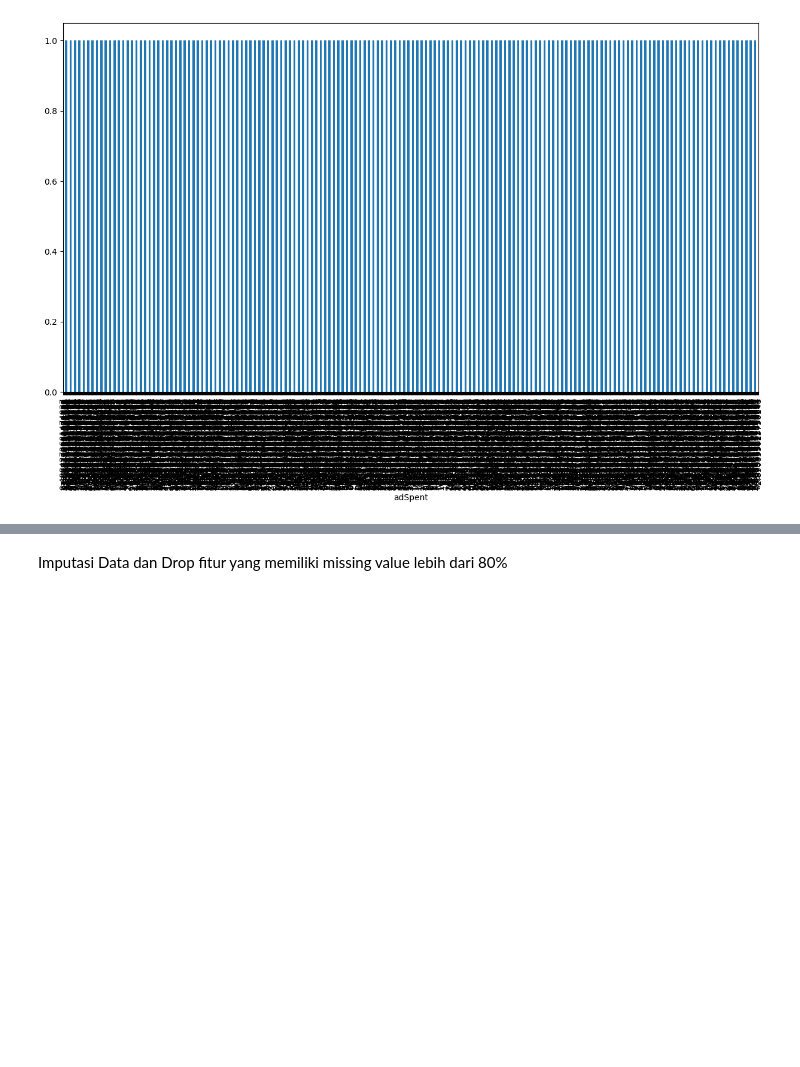
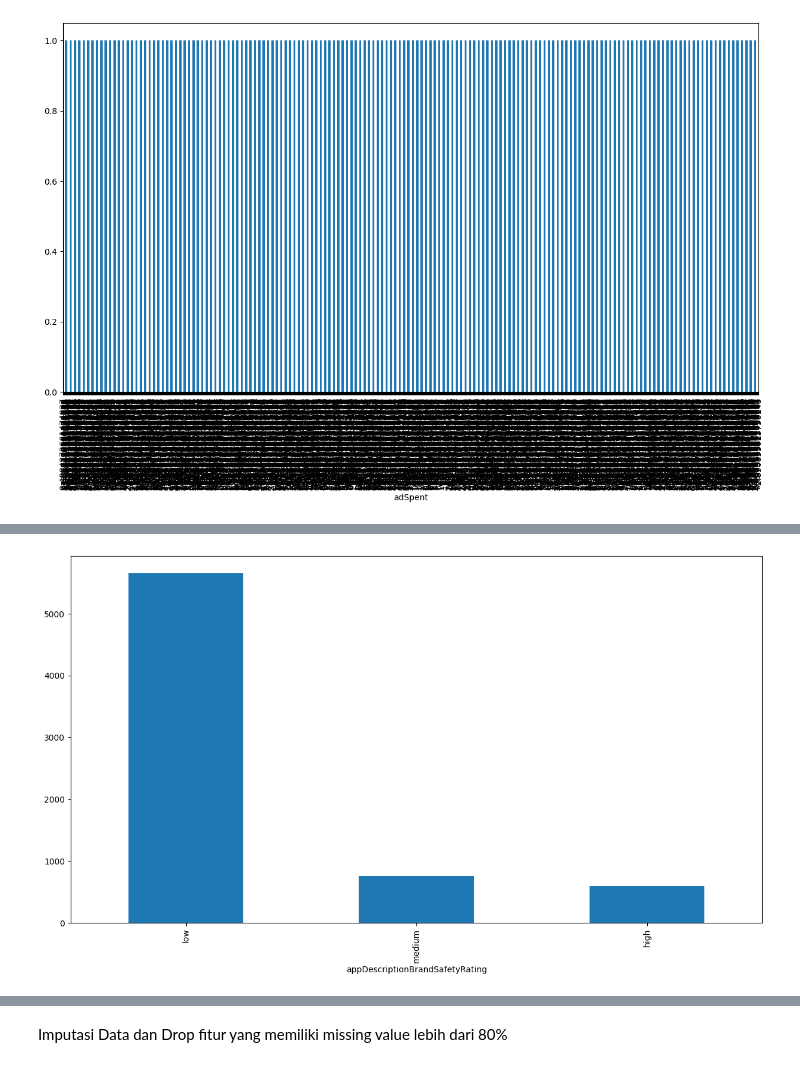
Before and after one commit to EntagleLabs/coppaRisk-classificationModel, a Jupyter notebook: Main.ipynb, the cells around one changed output, grey strips where cells are left out. Cells and saved outputs as stored; diff of their text form; code cells hidden in the pictures; blank space fills up the shorter version.

```diff
--- a/Main.ipynb
+++ b/Main.ipynb
@@ -153,6 +159,8 @@ plt.show()
 # %%
-merge_data['appDescriptionBrandSafety'].value_counts().plot(kind='bar',figsize=(15, 8))
+merge_data['appDescriptionBrandSafetyRating'].value_counts().plot(kind='bar',figsize=(15, 8))
 plt.show()
+# %% [output]
+[figure, added]
 # %%
 merge_data['mfaRating'].value_counts().plot(kind='bar',figsize=(15, 8))
 plt.show()
```
Also changed, not shown: parts of 8 cells of this notebook, 1 other file.
